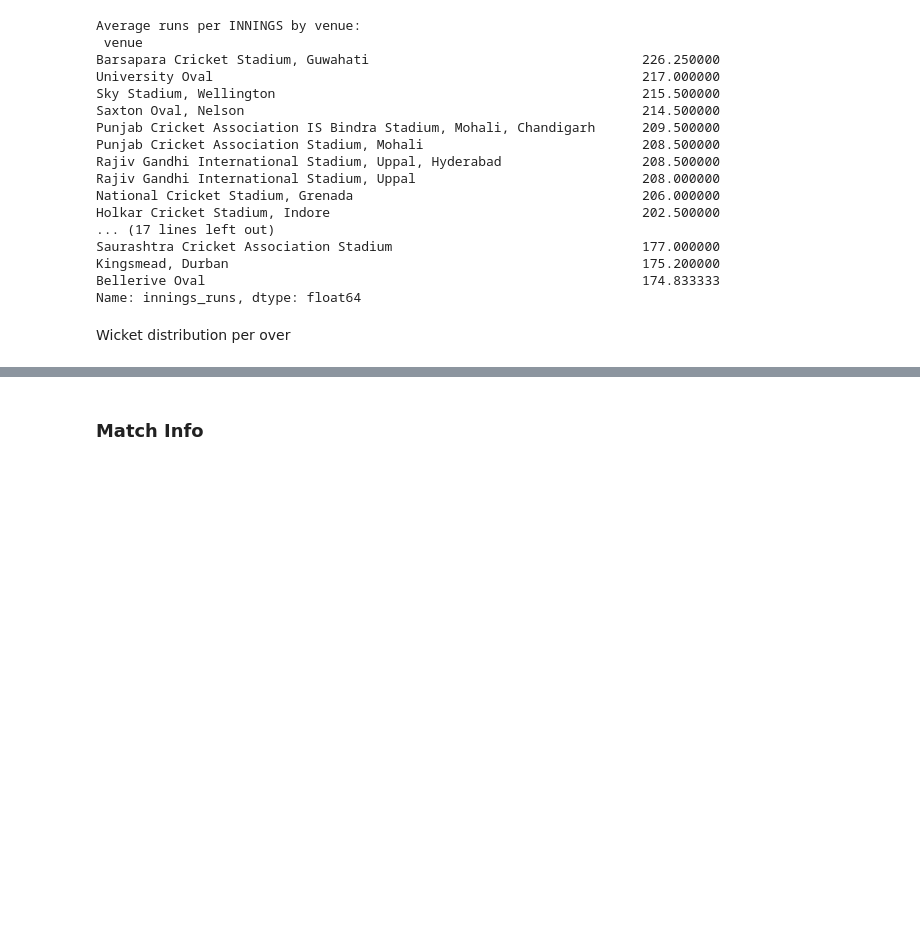
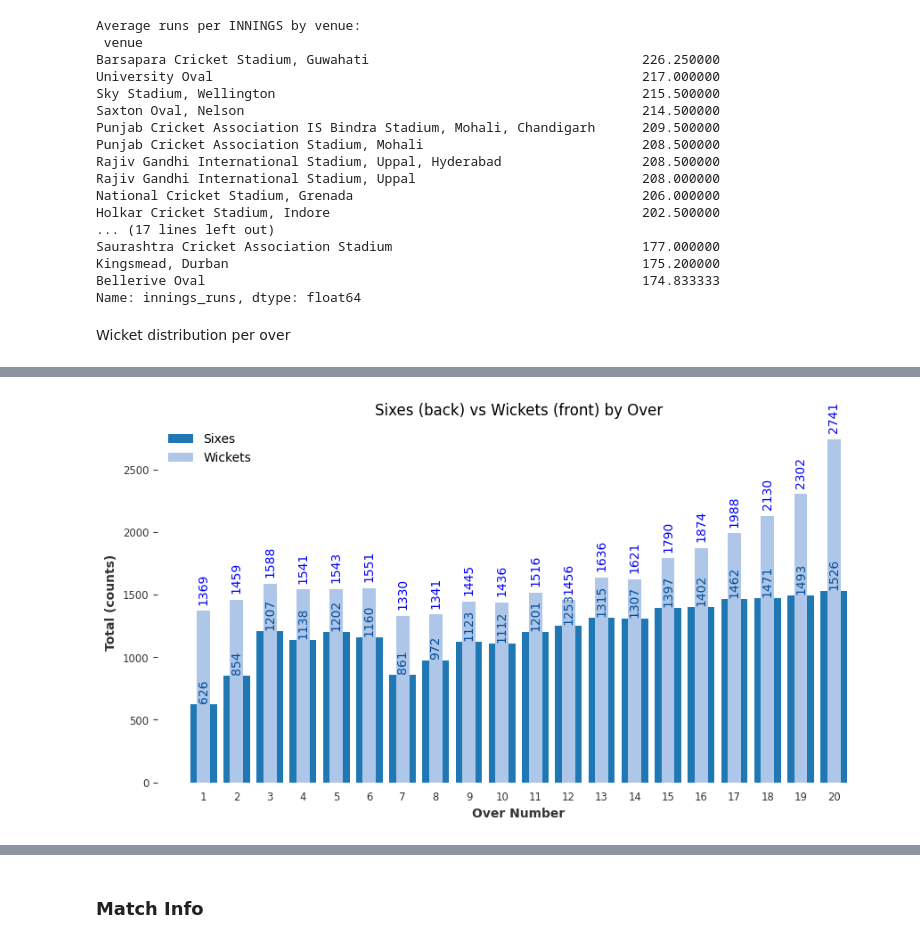
Before and after one commit to GBaugniet/cricketmodel, a Jupyter notebook: Cricket_Prediction_Model (4).ipynb, the cells around one changed output, grey strips where cells are left out. Cells and saved outputs as stored; diff of their text form; code cells hidden in the pictures; blank space fills up the shorter version.

```diff
--- a/Cricket_Prediction_Model (4).ipynb
+++ b/Cricket_Prediction_Model (4).ipynb
@@ -2495,0 +2501,47 @@ if need.issubset(df_all_it20s.columns):
+# %%
+# Overlaid bars: Sixes (back, thick+short) vs Wickets (front, thin+tall)
+need = {'over_number', 'is_wicket', 'rob_6'}
+if need.issubset(df_all_it20s.columns):
+    agg = (
+        df_all_it20s.groupby('over_number')
+        .agg(wickets=('is_wicket', 'sum'),
+             sixes=('rob_6', 'sum'))
+        .astype(int)
+        .sort_index()
+    )
+
+    x = agg.index
+
+    plt.figure(figsize=(9,5))
+
+    # Back bar: Sixes (thicker, lighter blue)
+    plt.bar(
+        x, agg['sixes'],
+        width=0.8, color='#1f77b4', edgecolor='None',
+        label='Sixes', zorder=1
+    )
+
+    # Front bar: Wickets (thinner, darker blue)
+    plt.bar(
+        x, agg['wickets'],
+        width=0.4, color='#aec7e8', edgecolor='None',
+        label='Wickets', zorder=2
+    )
+
+    # Styling
+    plt.xlabel("Over Number")
+    plt.ylabel("Total (counts)")
+    plt.title("Sixes (back) vs Wickets (front) by Over")
+    plt.xticks(x)
+    plt.grid(False)
+    plt.legend(frameon=False)
+
+    # Labels
+    for xi, w, s in zip(x, agg['wickets'], agg['sixes']):
+        plt.text(xi, s + 10, str(int(s)), ha='center', va='bottom', rotation=90, color='#004c99', zorder=3)
+        plt.text(xi, w + 50, str(int(w)), ha='center', va='bottom', rotation=90, color='blue', zorder=3)
+
+    plt.tight_layout()
+    plt.show()
+# %% [output]
+[figure, added]
```
Also changed, not shown: parts of 67 cells of this notebook.
